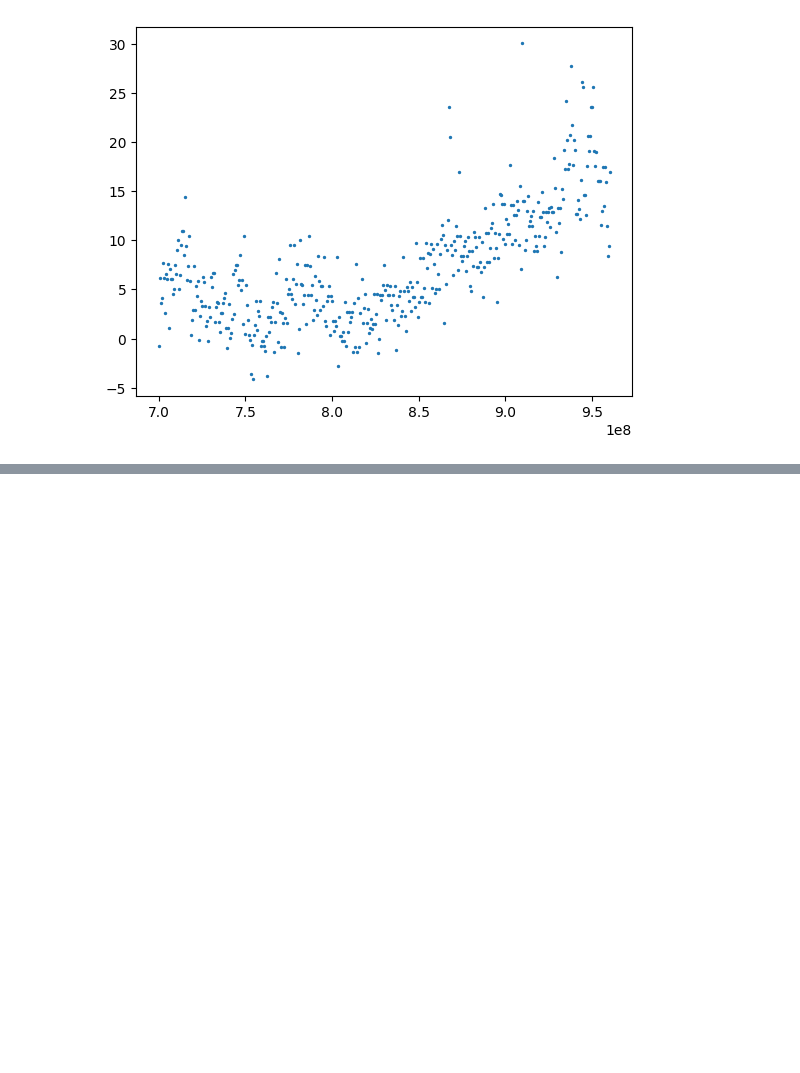
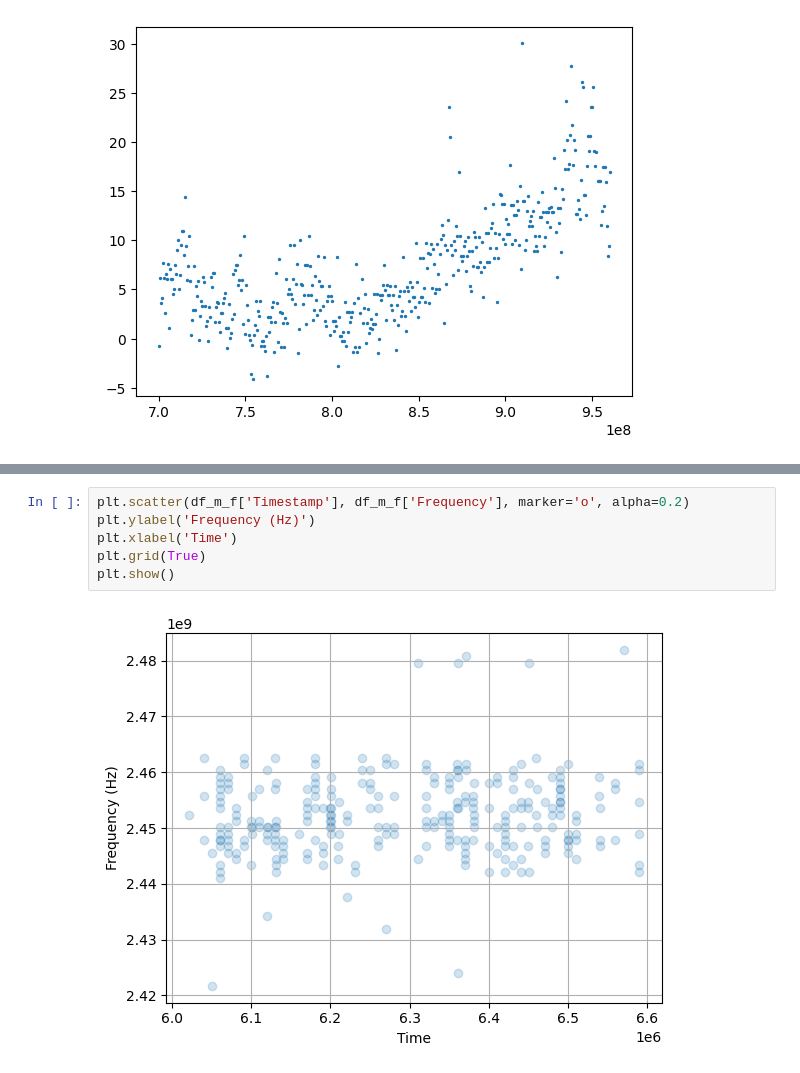
Before and after one commit to sunnycows/la-cp, a Jupyter notebook: Experiments.ipynb, the cells around one changed output, grey strips where cells are left out. Drawn from its saved outputs; the diff is of its cells as text; blank space fills up the shorter version.

```diff
--- a/Experiments.ipynb
+++ b/Experiments.ipynb
@@ -124,0 +215,8 @@ ani.save('animation.gif', writer='imagemagick', fps=30)
+# %%
+plt.scatter(df_m_f['Timestamp'], df_m_f['Frequency'], marker='o', alpha=0.2)
+plt.ylabel('Frequency (Hz)')
+plt.xlabel('Time')
+plt.grid(True)
+plt.show()
+# %% [output]
+[figure, added]
```
Also changed, not shown: parts of 5 cells of this notebook.
